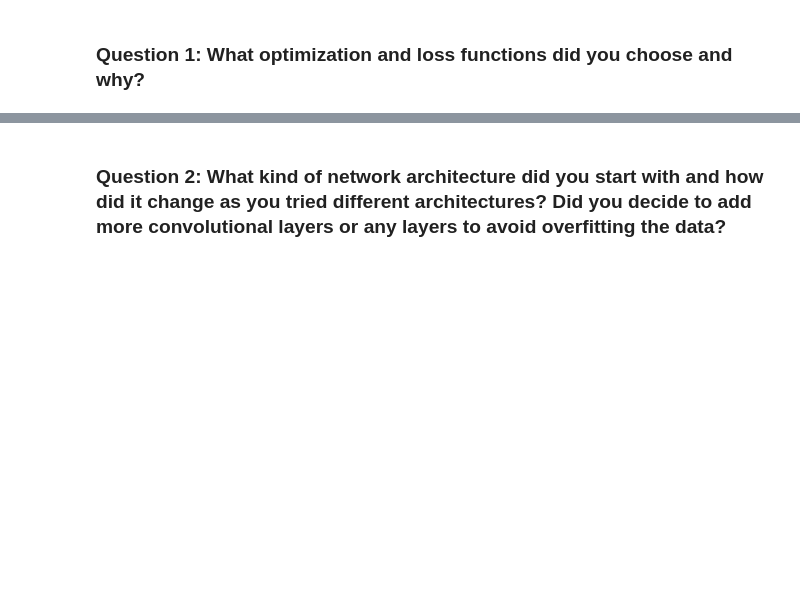
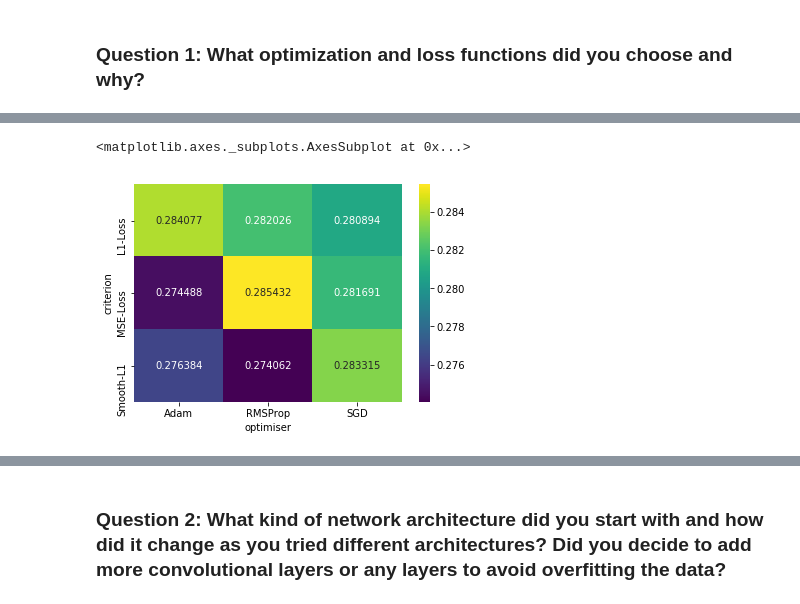
Before and after one commit to Data-drone/cvnd_facial_keypoints, a Jupyter notebook: 2. Define the Network Architecture.ipynb, the cells around one changed output, grey strips where cells are left out. Drawn from its saved outputs; the diff is of its cells as text; code cells hidden in the pictures; blank space fills up the shorter version.

```diff
--- a/2. Define the Network Architecture.ipynb
+++ b/2. Define the Network Architecture.ipynb
@@ -473,0 +638,27 @@ After you've trained a well-performing model, answer the following questions so
+# %%
+# generate results table
+Results_list = []
+for item in experiments:
+    criterion = item['name'][0]
+    optimiser = item['name'][1]
+
+
+    for metric in ['Smooth-L1', 'L1', 'SME']:
+        mean_metric = np.mean(item[metric])
+        median_metric = np.median(item[metric])
+        variance_metric = np.var(item[metric])
+        result = {'criterion': criterion, 'optimiser': optimiser, 'metric': metric,
+                   'mean_metric': mean_metric, 'median_metric': median_metric,
+                   'variance_metric': variance_metric}
+        Results_list.append(result)
+
+import pandas as pd
+Results_table = pd.DataFrame(Results_list)
+Smooth_L1_table = Results_table[Results_table.metric=='Smooth-L1'].pivot_table(index='criterion',
+                                                                               columns='optimiser',
+                                                                               values ='mean_metric')
+Smooth_L1_table
+sns.heatmap(Smooth_L1_table, annot=True, fmt="g", cmap='viridis')
+# %% [output]
+<matplotlib.axes._subplots.AxesSubplot at 0x...>
+[figure, added]
```
Also changed, not shown: parts of 10 cells of this notebook, 1 other file.
